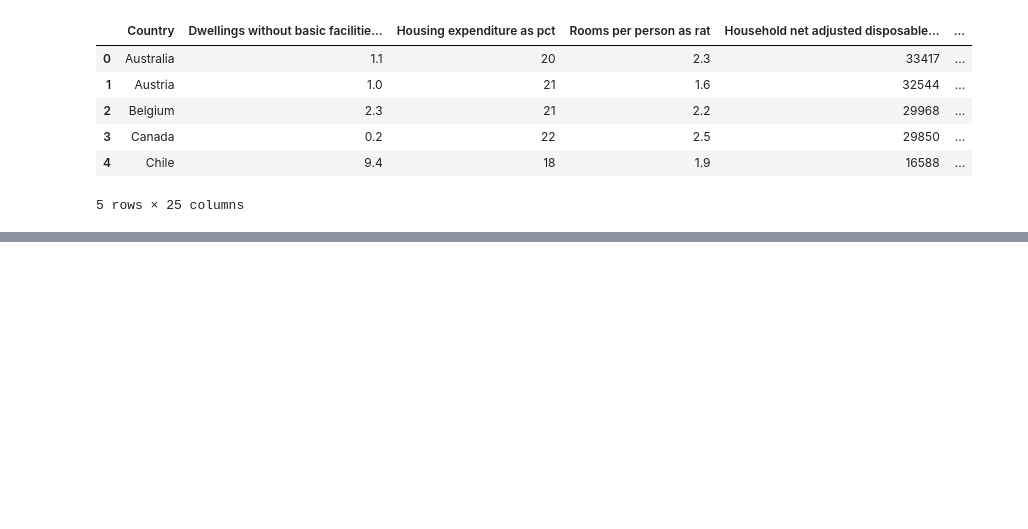
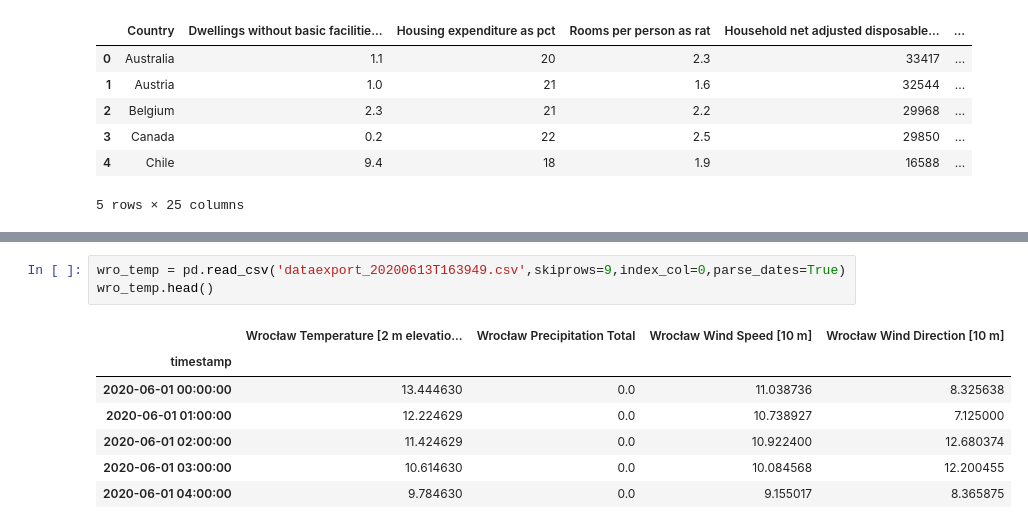
Before and after one commit to karolabramekkodilla/learning-git, a Jupyter notebook: 11.Plotly/notebook.ipynb, the cells around one changed output, grey strips where cells are left out. Drawn from its saved outputs; the diff is of its cells as text; blank space fills up the shorter version.

```diff
--- a/11.Plotly/notebook.ipynb
+++ b/11.Plotly/notebook.ipynb
@@ -22,0 +137,11 @@ df.set_index('Country')['Employment rate as pct'].sort_values(ascending=False).i
+# %%
+wro_temp = pd.read_csv('dataexport_20200613T163949.csv',skiprows=9,index_col=0,parse_dates=True)
+wro_temp.head()
+# %% [output]
+|  | Wrocław Temperature [2 m elevatio... | Wrocław Precipitation Total | Wrocław Wind Speed [10 m] | Wrocław Wind Direction [10 m] |
+| timestamp |  |  |  |  |
+| 2020-06-01 00:00:00 | 13.444630 | 0.0 | 11.038736 | 8.325638 |
+| 2020-06-01 01:00:00 | 12.224629 | 0.0 | 10.738927 | 7.125000 |
+| 2020-06-01 02:00:00 | 11.424629 | 0.0 | 10.922400 | 12.680374 |
+| 2020-06-01 03:00:00 | 10.614630 | 0.0 | 10.084568 | 12.200455 |
+| 2020-06-01 04:00:00 | 9.784630 | 0.0 | 9.155017 | 8.365875 |
```
Also changed, not shown: parts of 13 cells of this notebook, 3 other files.
